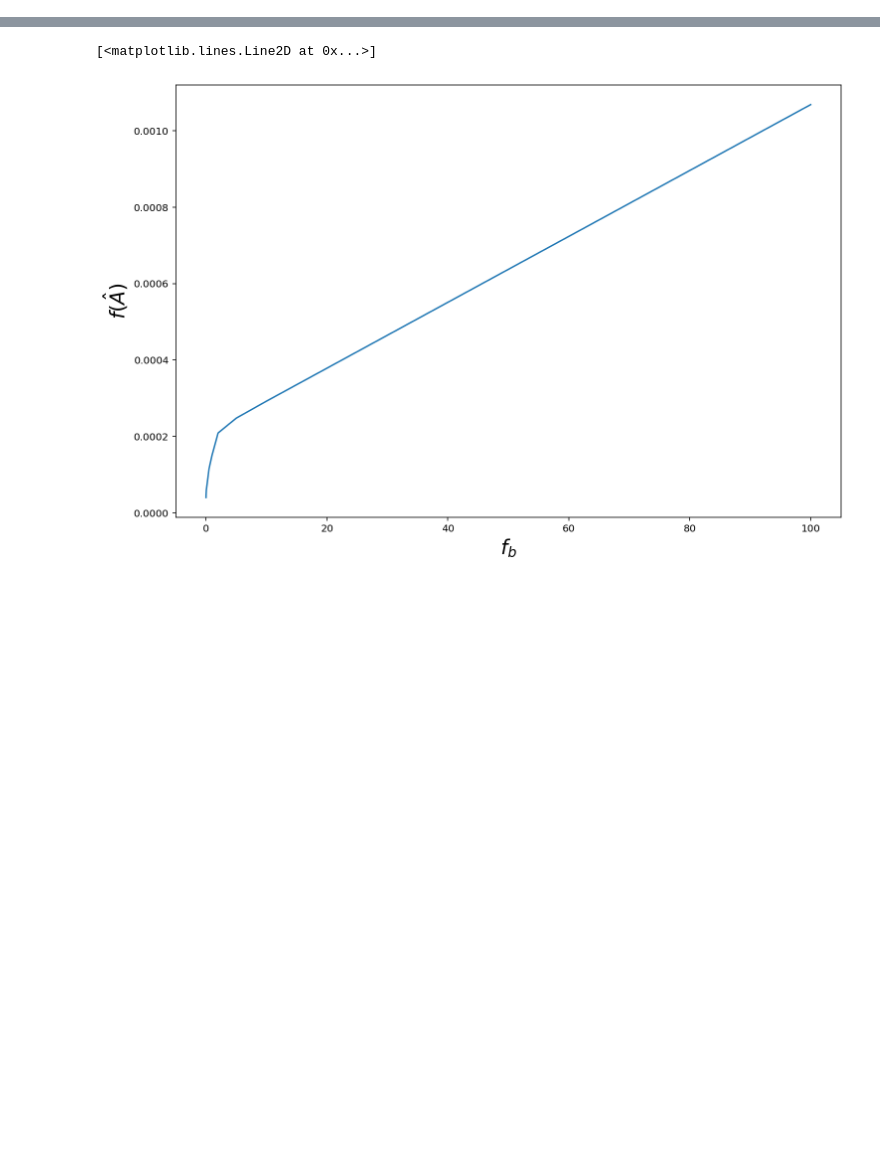
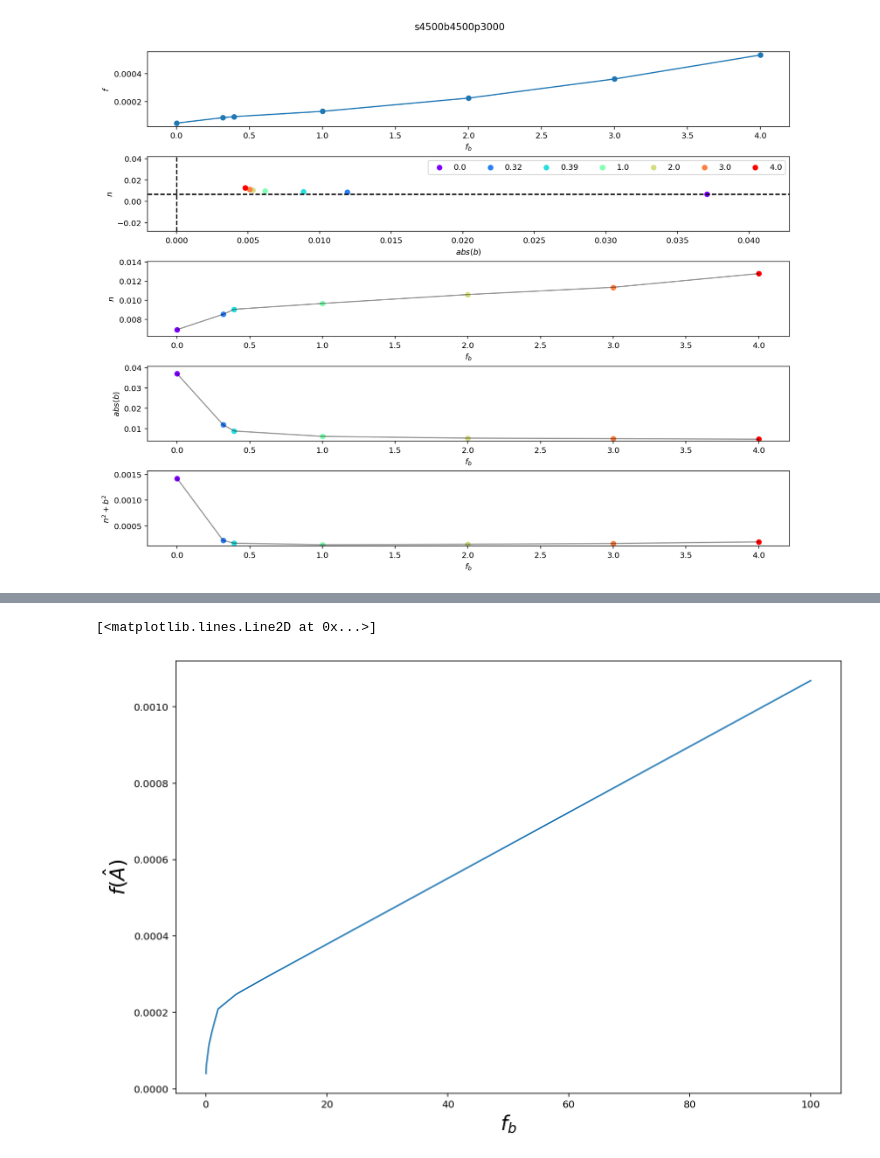
Before and after one commit to Saladino93/qelensingcomb, a Jupyter notebook: Varying_fb.ipynb, the cells around one changed output, grey strips where cells are left out. Saved outputs shown, nothing was run; the diff lists cells and outputs as text; code cells hidden in the pictures; blank space fills up the shorter version.

```diff
--- a/Varying_fb.ipynb
+++ b/Varying_fb.ipynb
@@ -77,0 +154,3 @@ for fb in fbs:
+# %%
+l = 3500
+lista = [l]*len(estimators)
@@ -77,0 +201,4 @@ for fb in fbs:
+# %%
+path = pathlib.Path(results_directory)
+l = 3500
+all_lmaxes_directories=  [x.name for x in path.iterdir() if x.is_dir() and len(x.name)==len(get_dir(*lista))]
@@ -77,0 +229,4 @@ for fb in fbs:
+# %%
+fbs = data['optimisation']['fbs']
+fbs = np.sort(fbs, ).astype(float)
+data['optimisation']['fbs']
@@ -77,0 +243,3 @@ for fb in fbs:
+# %%
+import matplotlib.cm as cm
+colors_plotting = cm.rainbow(np.linspace(0, 1, len(fbs)))
@@ -77,0 +262,83 @@ for fb in fbs:
+# %%
+direc = all_lmaxes_directories[0]
+resultsdir = pathlib.Path(results_directory)
+flist = []
+blist = []
+nlist = []
+
+flist_ofoptim = []
+blist_ofoptim = []
+nlist_ofoptim = []
+
+for fb in fbs:
+    results_array = np.load(resultsdir/direc/f'alens_{fb}_ofoptim.npy')[:, 0]
+    ftemp, ntemp, btemp = results_array
+    flist += [ftemp]
+    nlist += [ntemp]
+    blist += [btemp]
+
+    results_array = np.load(resultsdir/direc/f'alens_{fb}_ofoptim.npy')[:, 0]
+    ftemp, _, btemp = results_array
+    flist_ofoptim += [ftemp]
+    nlist_ofoptim += [ntemp]
+    blist_ofoptim += [btemp]
+
+flist = np.array(flist)
+nlist = np.array(nlist)
+blist = np.array(blist)
+
+flist_ofoptim = np.array(flist_ofoptim)
+blist_ofoptim = np.array(blist_ofoptim)
+nlist_ofoptim = np.array(nlist_ofoptim)
+
+fig, axs = plt.subplots(nrows = 5, figsize = (12, 10), sharex = False)
+fig.tight_layout(rect = [0, 0.03, 1, 0.95])
+fig.suptitle(direc)
+fig.subplots_adjust(hspace = 0.4)
+
+
+axs[0].plot(np.sqrt(fbs), flist, marker = 'o')
+axs[0].set_ylabel('$f$')
+axs[0].set_xlabel('$f_b$')
+
+#axs[1].scatter(abs(blist), nlist)
+for i, fb in enumerate(fbs):
+    axs[1].scatter(abs(blist)[i], nlist[i], color = colors_plotting[i], label = np.round(np.sqrt(fb), 2))
+    axs[1].scatter(abs(blist_ofoptim)[i], nlist_ofoptim[i], color = colors_plotting[i], alpha = 0.3)
+    #axs[1].annotate(fb, (abs(blist)[i], nlist[i]))
+
+axs[1].legend(ncol = len(fbs))
+axs[1].axhline(nlist[0], ls = '--', color = 'black')
+axs[1].axvline(0., ls = '--', color = 'black')
+axs[1].set_ylabel('$n$')
+axs[1].set_xlabel('$abs(b)$')
+#axs[1].set_xscale('log')
+
+for i, fb in enumerate(fbs):
+    axs[2].scatter(np.sqrt(fbs)[i], nlist[i], color = colors_plotting[i])
+axs[2].set_ylim(nlist[0]*(0.9), nlist[-1]*(1.1))
+axs[2].plot(np.sqrt(fbs), nlist, color = 'black', alpha = 0.4)
+axs[2].set_ylabel('$n$')
+axs[2].set_xlabel('$f_b$')
+
+y = abs(blist)
+for i, fb in enumerate(fbs):
+    axs[3].scatter(np.sqrt(fbs)[i], y[i], color = colors_plotting[i])
+axs[3].plot(np.sqrt(fbs), y, color = 'black', alpha = 0.4)
+axs[3].set_ylim(min(y)*(0.8), max(y)*(1.1))
+axs[3].set_ylabel('$abs(b)$')
+axs[3].set_xlabel('$f_b$')
+
+y = nlist**2+blist**2
+for i, fb in enumerate(fbs):
+    axs[-1].scatter(np.sqrt(fbs)[i], y[i], color = colors_plotting[i])
+axs[-1].plot(np.sqrt(fbs), y, color = 'black', alpha = 0.4)
+axs[-1].set_ylim(min(y)*(0.8), max(y)*(1.1))
+axs[-1].set_ylabel('$n^2+b^2$')
+axs[-1].set_xlabel('$f_b$')
+
+fig.savefig('specialconfig', bbox_inches = 'tight', dpi = 300)
+
+plt.show()
+# %% [output]
+[figure, added]
```
Also changed, not shown: parts of 84 cells of this notebook, 16 other files.
